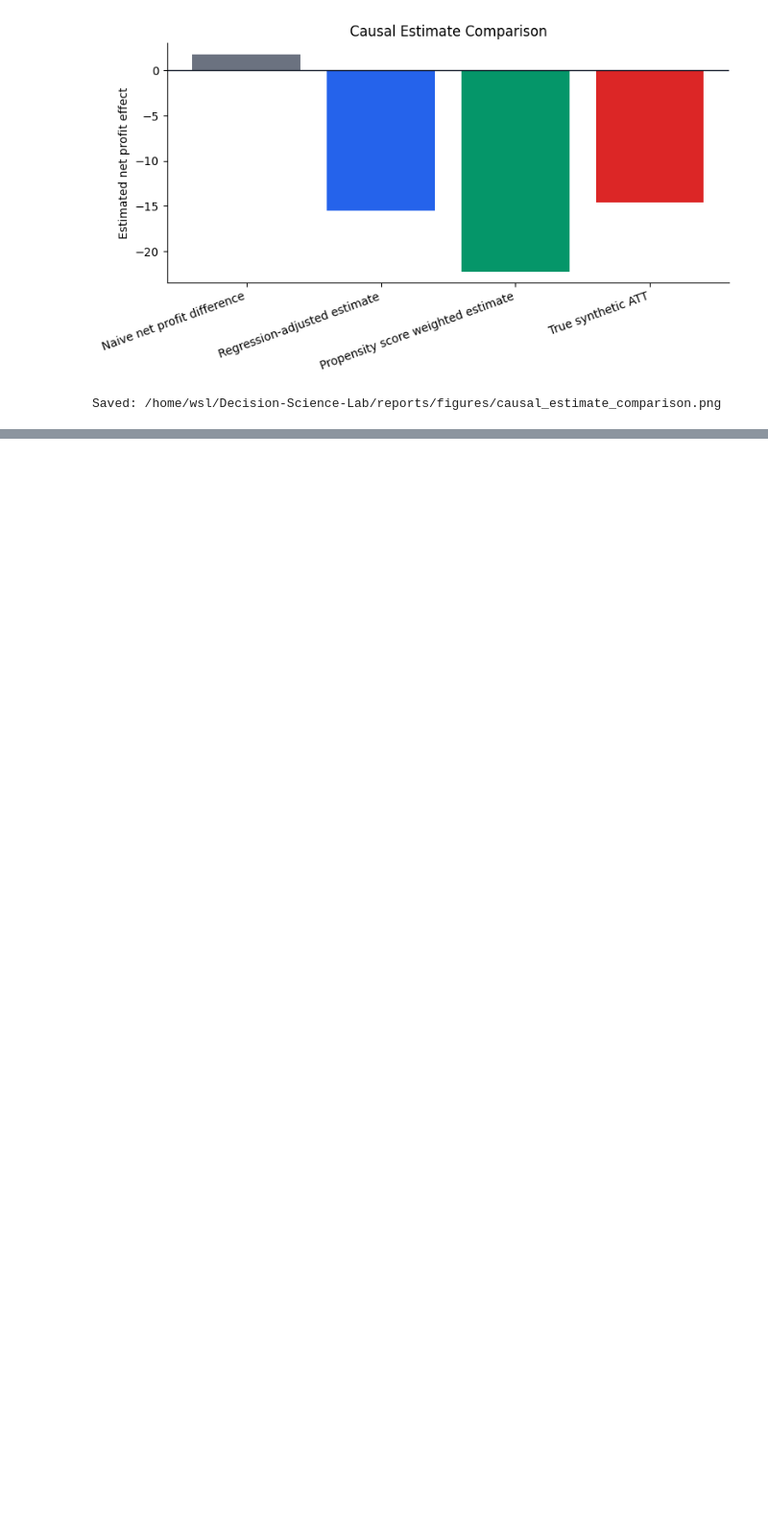
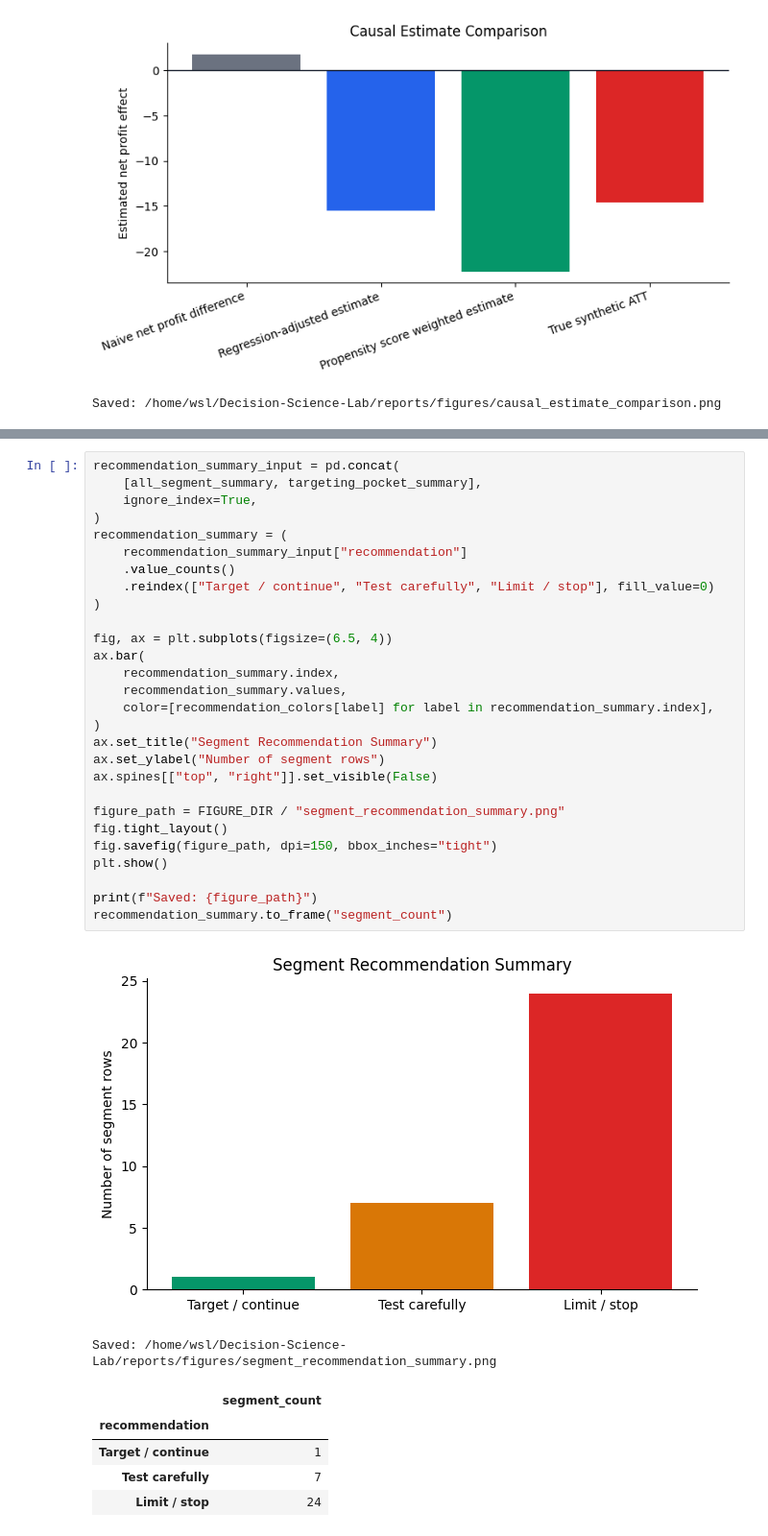
Before and after one commit to Freemlen/Decision-Science-Lab, a Jupyter notebook: notebooks/decision_science_lab_case_study.ipynb, the cells around one changed output, grey strips where cells are left out. Shown at 96% size. Drawn from its saved outputs; the diff is of its cells as text; blank space fills up the shorter version.

```diff
--- a/notebooks/decision_science_lab_case_study.ipynb
+++ b/notebooks/decision_science_lab_case_study.ipynb
@@ -590,0 +865,36 @@ The business implication is direct: blanket promotions may look profitable in de
+# %%
+recommendation_summary_input = pd.concat(
+    [all_segment_summary, targeting_pocket_summary],
+    ignore_index=True,
+)
+recommendation_summary = (
+    recommendation_summary_input["recommendation"]
+    .value_counts()
+    .reindex(["Target / continue", "Test carefully", "Limit / stop"], fill_value=0)
+)
+
+fig, ax = plt.subplots(figsize=(6.5, 4))
+ax.bar(
+    recommendation_summary.index,
+    recommendation_summary.values,
+    color=[recommendation_colors[label] for label in recommendation_summary.index],
+)
+ax.set_title("Segment Recommendation Summary")
+ax.set_ylabel("Number of segment rows")
+ax.spines[["top", "right"]].set_visible(False)
+
+figure_path = FIGURE_DIR / "segment_recommendation_summary.png"
+fig.tight_layout()
+fig.savefig(figure_path, dpi=150, bbox_inches="tight")
+plt.show()
+
+print(f"Saved: {figure_path}")
+recommendation_summary.to_frame("segment_count")
+# %% [output]
+[figure, added]
+Saved: /home/wsl/Decision-Science-Lab/reports/figures/segment_recommendation_summary.png
+|  | segment_count |
+| recommendation |  |
+| Target / continue | 1 |
+| Test carefully | 7 |
+| Limit / stop | 24 |
```
Also changed, not shown: parts of 17 cells of this notebook, 4 other files.
